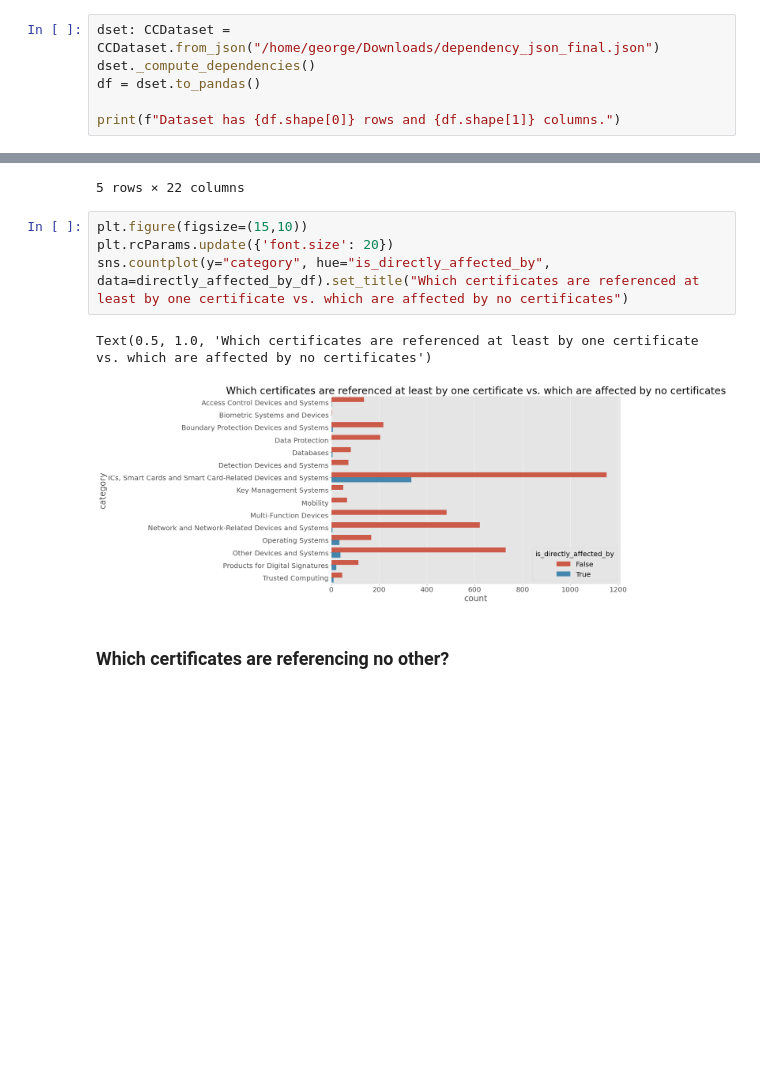
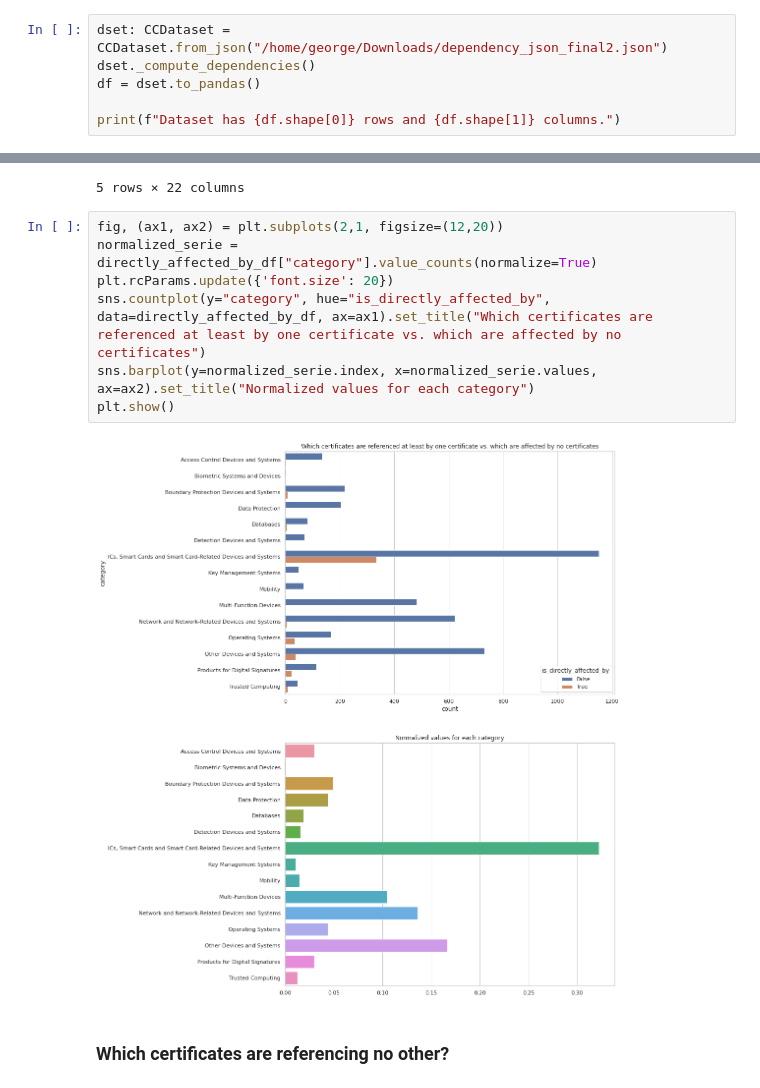
Before and after one commit to crocs-muni/sec-certs, a Jupyter notebook: notebooks/cc/dependency_analysis.ipynb, the cells around one changed output, grey strips where cells are left out. Saved outputs shown, nothing was run; the diff lists cells and outputs as text; blank space fills up the shorter version.

Commit message:
feat: Finished normalized countplots

```diff
--- a/notebooks/cc/dependency_analysis.ipynb
+++ b/notebooks/cc/dependency_analysis.ipynb
@@ -22,7 +22,7 @@ from typing import Tuple, List
 
 plt.style.use("ggplot")
 # %%
-dset: CCDataset = CCDataset.from_json("/home/george/Downloads/dependency_json_final.json")
+dset: CCDataset = CCDataset.from_json("/home/george/Downloads/dependency_json_final2.json")
 dset._compute_dependencies()
 df = dset.to_pandas()
 
@@ -142,13 +142,15 @@ directly_affected_by_df.head()
 | 7d4585a4b5b6e873 | ANSSI-CC-2010/02 | Ucard UBJ31-G11 V1.1 | archived | ICs, Smart Cards and Smart Card-R... | UBIVELOX | KR | [ALC_DVS.2, AVA_VAN.5, EAL4+] | 2012-10-31 | ... |
 | f2c2231b0ffae4d7 | BSI-DSZ-CC-0978-2016 | NXP Secure Smart Card Controller ... | archived | ICs, Smart Cards and Smart Card-R... | NXP Semiconductors Germany GmbH B... | DE | [ALC_FLR.1, ASE_TSS.2, EAL6+] | 2016-02-05 | ... |
 5 rows × 22 columns
-# %%
-plt.figure(figsize=(15,10))
-plt.rcParams.update({'font.size': 20})
-sns.countplot(y="category", hue="is_directly_affected_by", data=directly_affected_by_df).set_title("Which certificates are referenced at least by one certificate vs. which are affected by no certificates")
-# %% [output]
-Text(0.5, 1.0, 'Which certificates are referenced at least by one certificate vs. which are affected by no certificates')
-[figure, removed]
+# %%
+fig, (ax1, ax2) = plt.subplots(2,1, figsize=(12,20))
+normalized_serie = directly_affected_by_df["category"].value_counts(normalize=True)
+plt.rcParams.update({'font.size': 20})
+sns.countplot(y="category", hue="is_directly_affected_by", data=directly_affected_by_df, ax=ax1).set_title("Which certificates are referenced at least by one certificate vs. which are affected by no certificates")
+sns.barplot(y=normalized_serie.index, x=normalized_serie.values, ax=ax2).set_title("Normalized values for each category")
+plt.show()
+# %% [output]
+[figure, added]
 # %% [markdown]
 ### Which certificates are referencing no other?
 # %%
```
Also changed, not shown: parts of 8 cells of this notebook.
